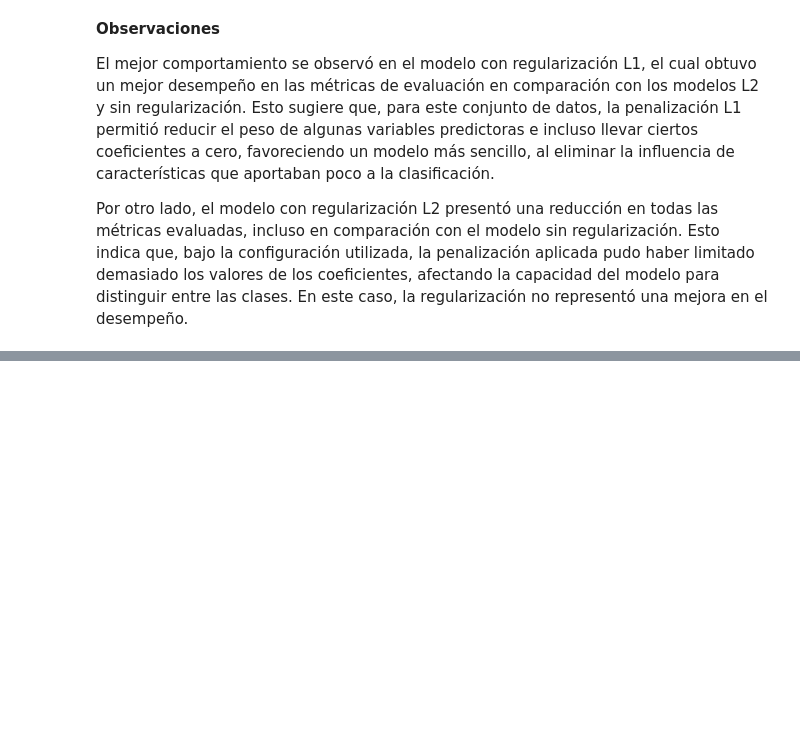
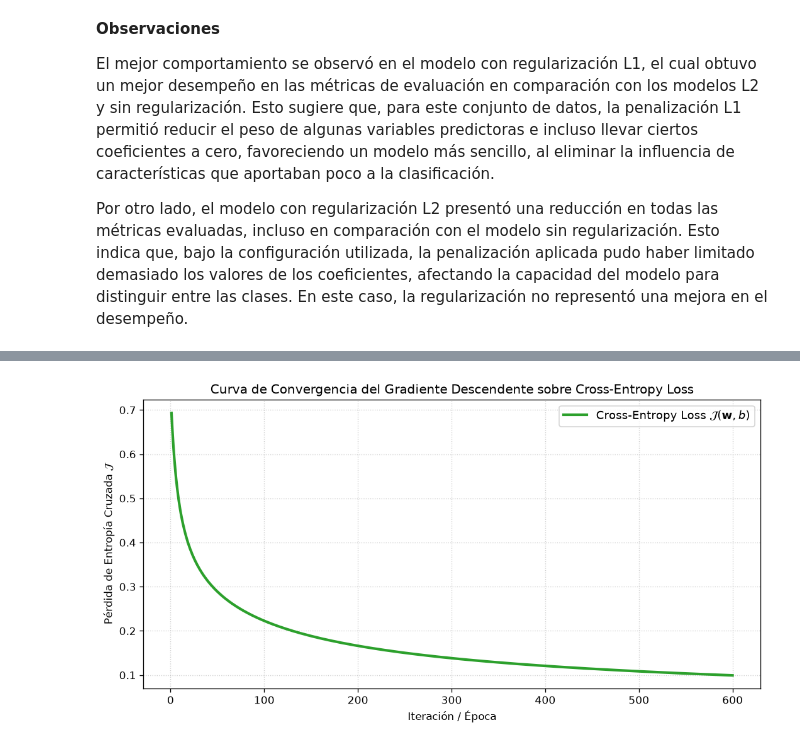
Before and after one commit to violetaespana/Assignment_2, a Jupyter notebook: Desarrollo.ipynb, the cells around one changed output, grey strips where cells are left out. Saved outputs shown, nothing was run; the diff lists cells and outputs as text; code cells hidden in the pictures; blank space fills up the shorter version.

Commit message:
Implementacion y desarrollo matematico del Punto 1.b (Cross-Entropy y Gradiente Descendente)

```diff
--- a/Desarrollo.ipynb
+++ b/Desarrollo.ipynb
@@ -343,0 +441,91 @@ Por otro lado, el modelo con regularización L2 presentó una reducción en toda
+# %%
+# ==============================================================================
+# IMPLEMENTACIÓN DEL GRADIENTE DESCENDENTE DESDE CERO SOBRE CROSS-ENTROPY LOSS
+# Demostración del desarrollo analítico formal realizado en el Punto 1.b
+# ==============================================================================
+
+class RegresionLogisticaGDBinaria:
+    """
+    Clasificador de Regresión Logística entrenado mediante Descenso de Gradiente
+    utilizando la función de costo de Entropía Cruzada Binaria derivada analíticamente.
+    """
+    def __init__(self, learning_rate=0.2, max_iter=600):
+        self.learning_rate = learning_rate
+        self.max_iter = max_iter
+        self.w = None
+        self.b = None
+        self.historial_perdida = []
+
+    def _sigmoide(self, z):
+        # Clip para estabilidad numérica y evitar overflow en exp(-z)
+        z = np.clip(z, -250, 250)
+        return 1.0 / (1.0 + np.exp(-z))
+
+    def fit(self, X, y):
+        m, p = X.shape
+        self.w = np.zeros(p)
+        self.b = 0.0
+        self.historial_perdida = []
+
+        for epoca in range(self.max_iter):
+            # 1. Forward step: Combinador lineal y función de activación sigmoide
+            z = np.dot(X, self.w) + self.b
+            y_hat = self._sigmoide(z)
+
+            # 2. Evaluación de la Pérdida de Entropía Cruzada Binaria: J(w, b)
+            eps = 1e-15
+            y_hat_safe = np.clip(y_hat, eps, 1 - eps)
+            perdida = - (1.0 / m) * np.sum(y * np.log(y_hat_safe) + (1.0 - y) * np.log(1.0 - y_hat_safe))
+            self.historial_perdida.append(perdida)
+
+            # 3. Gradiente analítico deducido por regla de la cadena: (1/m) * X.T @ (y_hat - y)
+            error = y_hat - y
+            grad_w = (1.0 / m) * np.dot(X.T, error)
+            grad_b = (1.0 / m) * np.sum(error)
+
+            # 4. Regla de actualización del Gradiente Descendente
+            self.w -= self.learning_rate * grad_w
+            self.b -= self.learning_rate * grad_b
+
+        return self
+
+    def predict_proba(self, X):
+        z = np.dot(X, self.w) + self.b
+        return self._sigmoide(z)
+
+    def predict(self, X, umbral=0.5):
+        return (self.predict_proba(X) >= umbral).astype(int)
+
+# Transformación de características con el ColumnTransformer previamente ajustado
+X_train_proc = preprocesador.fit_transform(X_train)
+X_val_proc = preprocesador.transform(X_val)
+
+# Tarea de clasificación relevante: Presencia de Obesidad (Clases 4, 5, 6) vs No Obesidad (Clases 0, 1, 2, 3)
+y_train_bin = (y_train >= 4).astype(int).values
+y_val_bin = (y_val >= 4).astype(int).values
+
+# Entrenamiento del algoritmo implementado desde cero
+modelo_scratch = RegresionLogisticaGDBinaria(learning_rate=0.2, max_iter=600)
+modelo_scratch.fit(X_train_proc, y_train_bin)
+
+# Visualización de la curva monótona de convergencia
+plt.figure(figsize=(9, 4.8))
+plt.plot(range(1, len(modelo_scratch.historial_perdida) + 1), modelo_scratch.historial_perdida, color='#2ca02c', linewidth=2.5, label='Cross-Entropy Loss $\mathcal{J}(\mathbf{w}, b)$')
+plt.xlabel('Iteración / Época')
+plt.ylabel('Pérdida de Entropía Cruzada $\mathcal{J}$')
+plt.title('Curva de Convergencia del Gradiente Descendente sobre Cross-Entropy Loss')
+plt.grid(True, linestyle=':', alpha=0.6)
+plt.legend(fontsize=11)
+plt.tight_layout()
+plt.show()
+
+# Evaluación de rendimiento en el conjunto de validación
+y_val_pred_scratch = modelo_scratch.predict(X_val_proc)
+acc_scratch = accuracy_score(y_val_bin, y_val_pred_scratch)
+
+print(f"Pérdida inicial (Época 1):   {modelo_scratch.historial_perdida[0]:.4f}")
+print(f"Pérdida final tras {modelo_scratch.max_iter} épocas: {modelo_scratch.historial_perdida[-1]:.4f}")
+print(f"Reducción total de pérdida:  {modelo_scratch.historial_perdida[0] - modelo_scratch.historial_perdida[-1]:.4f}")
+print(f"Accuracy alcanzado en validación: {acc_scratch:.4f} ({acc_scratch*100:.2f}%)")\n
+# %% [output]
+[figure, added]
```
Also changed, not shown: parts of 4 cells of this notebook.
